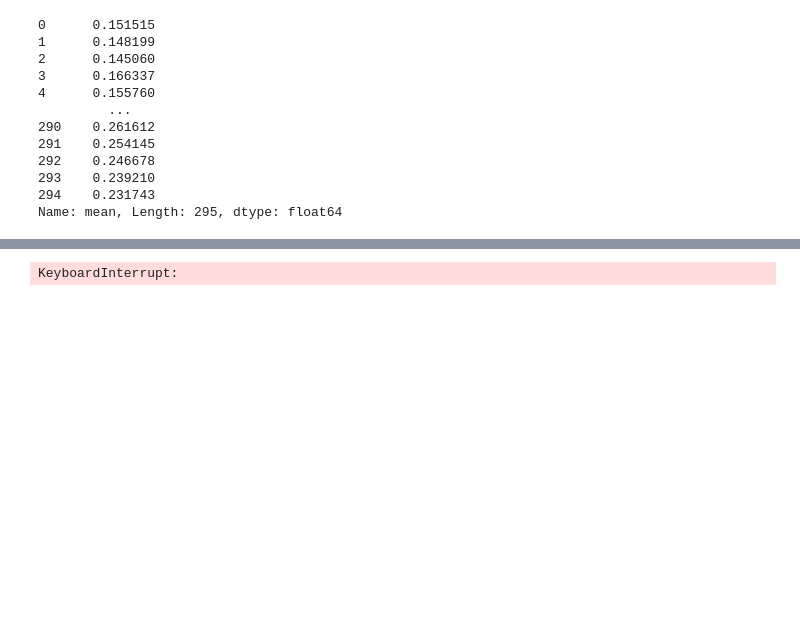
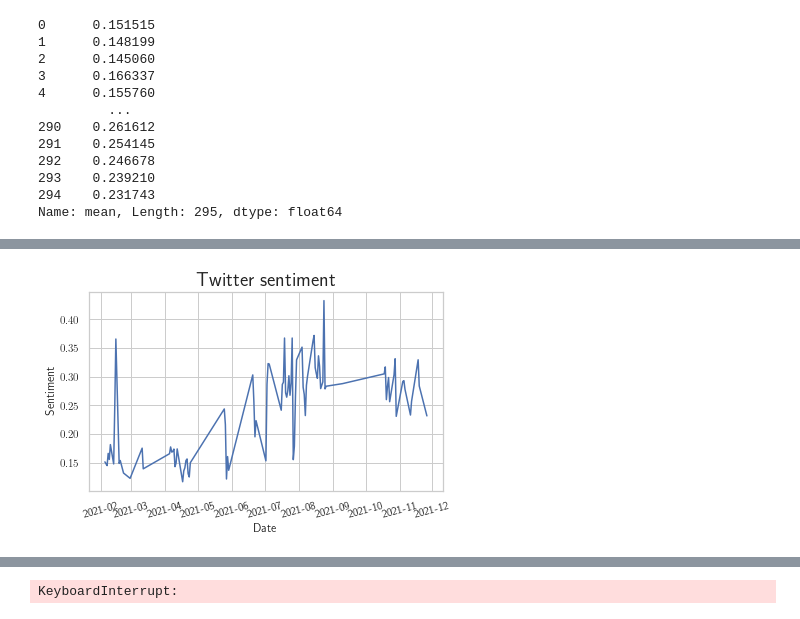
Before and after one commit to QuantLet/SDA_2021_St_Gallen, a Jupyter notebook: sentiment.ipynb, the cells around one changed output, grey strips where cells are left out. Saved outputs shown, nothing was run; the diff lists cells and outputs as text; code cells hidden in the pictures; blank space fills up the shorter version.

Commit message:
images

```diff
--- a/sentiment.ipynb
+++ b/sentiment.ipynb
@@ -344,3 +344,6 @@ clean_df
 | 287 | 2021-11-19 | 0.284013 | 0.465912 | 0.217074 |
 | 294 | 2021-11-26 | 0.231743 | 0.433646 | 0.188049 |
 95 rows × 4 columns
+# %%
+clean_df['date'] = pd.to_datetime(clean_df['date'], format = '%Y-%m-%d')
+clean_df
@@ -369,3 +391,13 @@ ts.plot();
+# %%
+ax = sns.lineplot(x="date", y="mean", data=clean_df)
+plt.xticks(rotation=15)
+plt.title('Twitter sentiment')
+ax.set(xlabel='Date', ylabel='Sentiment')
+plt.savefig('images/sentiment_transparent.png', dpi=400, transparent=True)
+plt.show()
+plt.close()
+# %% [output]
+[figure, added]
 # %%
 import seaborn as sns
 
```
Also changed, not shown: parts of 3 cells of this notebook, 2 other files.
